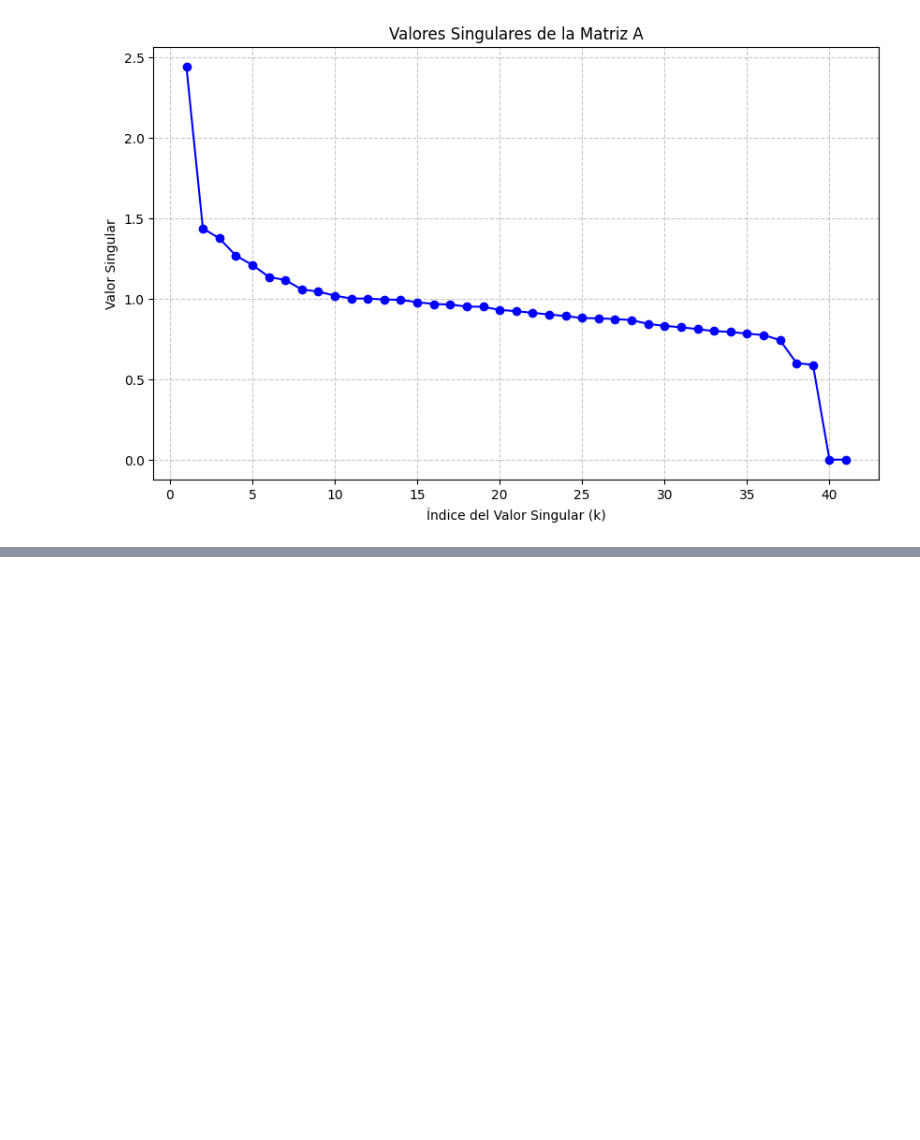
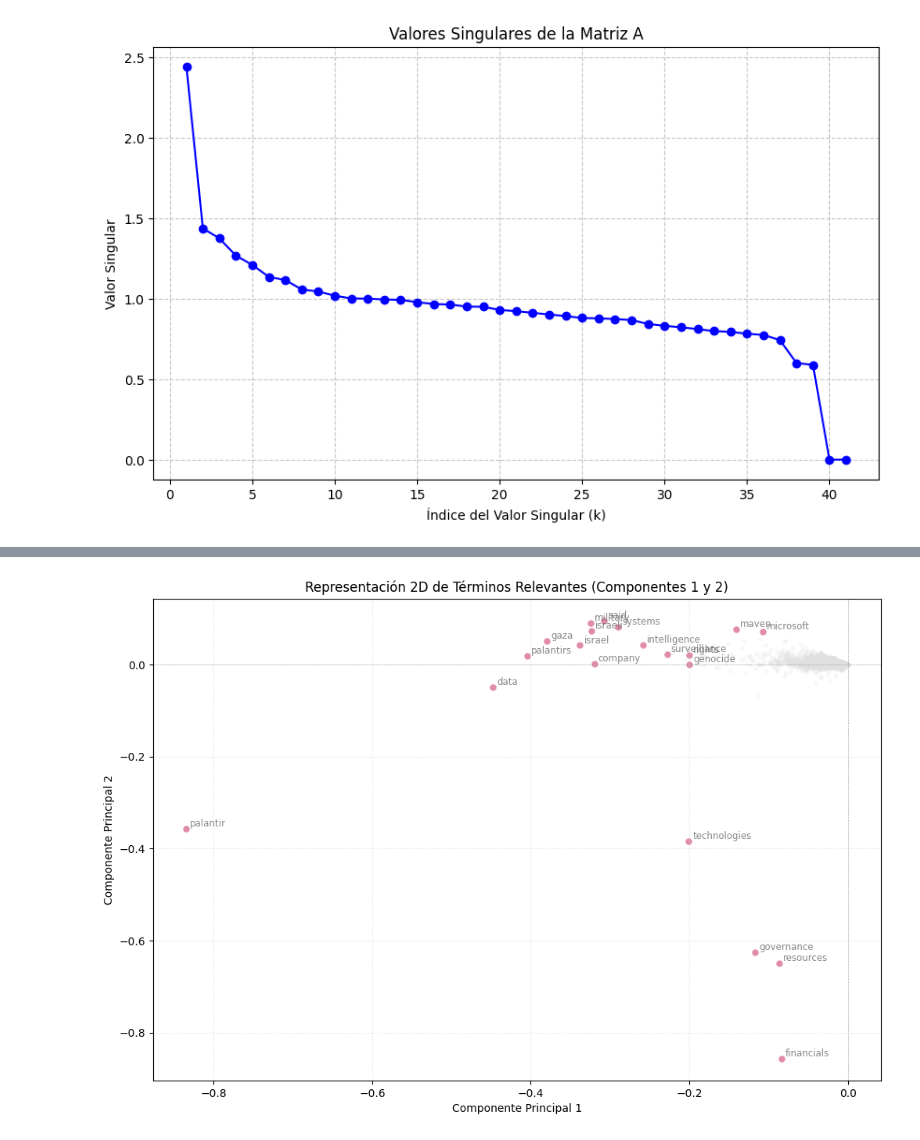
Before and after one commit to OeMachucao/Proyecto-IMT2230, a Jupyter notebook: notebooks/Preprocesamiento_corpus.ipynb, the cells around one changed output, grey strips where cells are left out. Saved outputs shown, nothing was run; the diff lists cells and outputs as text; code cells hidden in the pictures; blank space fills up the shorter version.

```diff
--- a/notebooks/Preprocesamiento_corpus.ipynb
+++ b/notebooks/Preprocesamiento_corpus.ipynb
@@ -110,0 +172,33 @@ plt.show()
+# %%
+# Visualización de Términos Relevantes
+
+# Calculamos la magnitud de cada palabra en el espacio 6D completo para encontrar las más importantes
+normas_k = np.linalg.norm(Tk, axis=1)
+indices_top_terminos = np.argsort(normas_k)[::-1][:20] # Elegimos las 20 palabras con mayor magnitud
+
+plt.figure(figsize=(12, 8))
+plt.scatter(Tk[:, comp_x], Tk[:, comp_y], alpha=0.15, color='#e0e0e0', s=10)
+
+# Destacamos los términos más importantes
+plt.scatter(Tk[indices_top_terminos, comp_x], Tk[indices_top_terminos, comp_y],
+            color='palevioletred', edgecolors='white', linewidth=0.8, s=45, alpha=0.8)
+
+# Añadimos las etiquetas de texto solo a esos términos top
+for i in indices_top_terminos:
+    # Redujimos un poco el desplazamiento para que el texto quede más pegadito al punto
+    plt.annotate(vocabulario[i],
+                 (Tk[i, comp_x] + 0.005, Tk[i, comp_y] + 0.005),
+                 fontsize=8.5,    # Letra un poco más pequeña
+                 alpha=0.8,
+                 color='dimgrey')
+
+plt.title(f'Representación 2D de Términos Relevantes (Componentes {comp_x+1} y {comp_y+1})')
+plt.xlabel(f'Componente Principal {comp_x+1}')
+plt.ylabel(f'Componente Principal {comp_y+1}')
+plt.axhline(0, color='grey', linestyle='--', linewidth=0.5, alpha=0.5)
+plt.axvline(0, color='grey', linestyle='--', linewidth=0.5, alpha=0.5)
+plt.grid(True, linestyle=':', color='lightgrey', alpha=0.7)
+plt.savefig("../figures/terminos_2d.png", bbox_inches='tight', dpi=300)
+plt.show()
+# %% [output]
+[figure, added]
```
Also changed, not shown: parts of 8 cells of this notebook, 3 other files.
